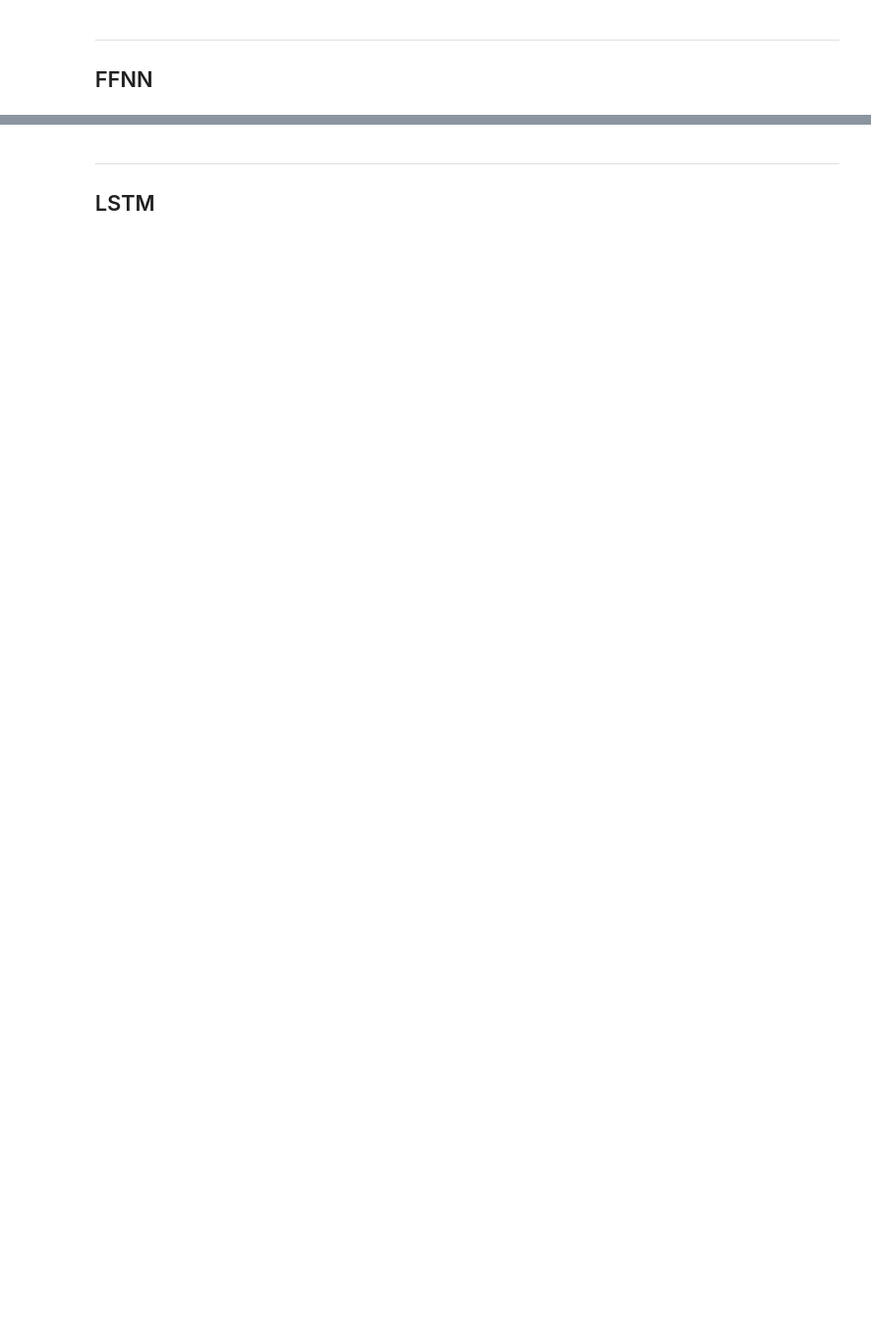
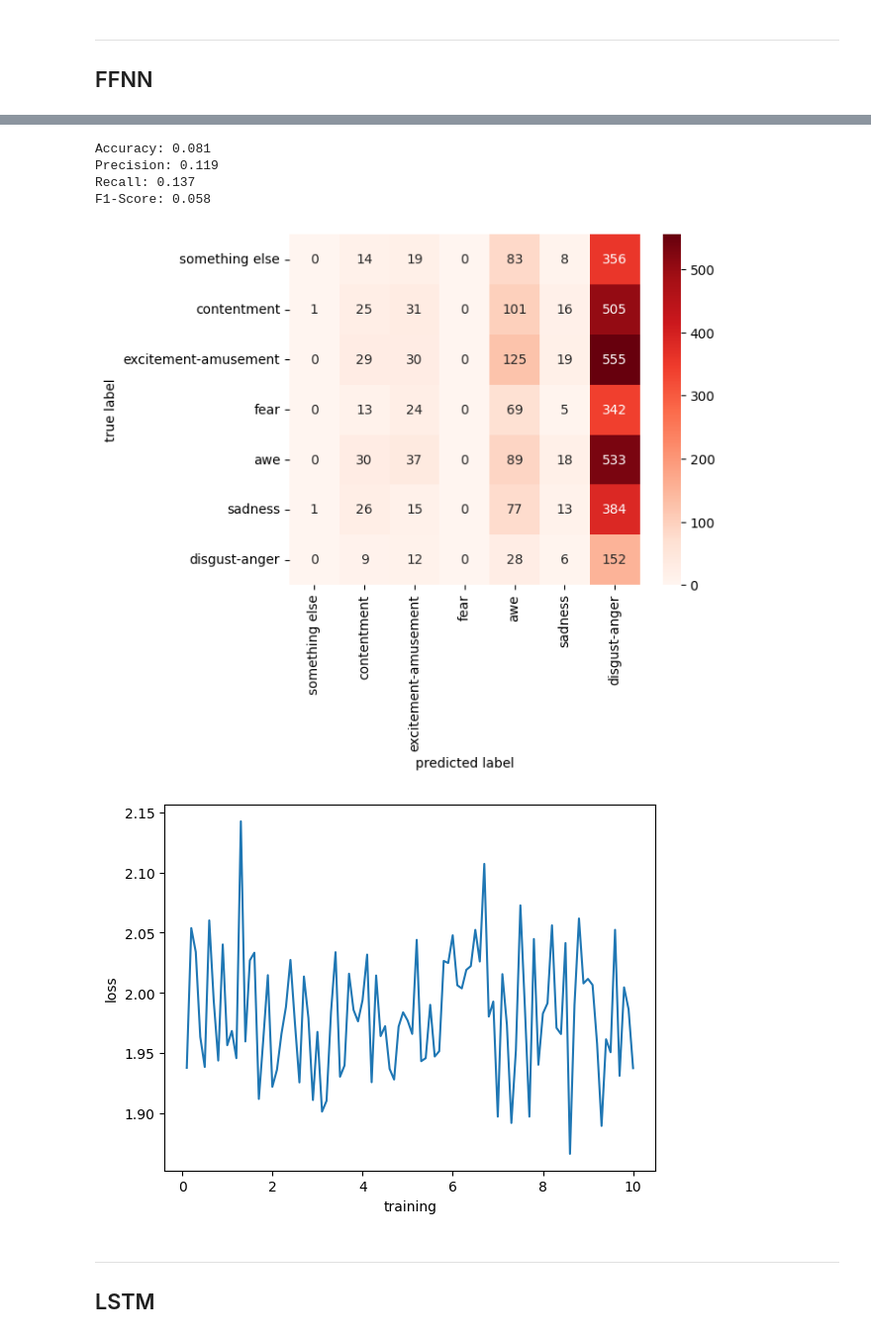
Before and after one commit to AlejandroCiuba/CS2756-Group-Project, a Jupyter notebook: Alejandro/text_experiments.ipynb, the cells around one changed output, grey strips where cells are left out. Shown at 99% size. Saved outputs shown, nothing was run; the diff lists cells and outputs as text; code cells hidden in the pictures; blank space fills up the shorter version.

```diff
--- a/Alejandro/text_experiments.ipynb
+++ b/Alejandro/text_experiments.ipynb
@@ -228,0 +313,6 @@ if selected(EXP5A):
+# %%
+weights = list(range(len(DATA.emotion.unique())))
+for k in CAT_TO_ID:
+    weights[CAT_TO_ID[k]] = 1 / DATA.emotion.value_counts()[k]
+
+weights
@@ -240,3 +356,37 @@ if selected(EXP6A):
+# %%
+EXP6B = "FFNN/D2VO"
+
+if selected(EXP6B):
+
+    def to_emotions(y_true, y_pred):
+        return [ID_TO_CAT[i] for i in y_true], [ID_TO_CAT[i] for i in y_pred]
+
+    numpy_transform = lambda X, y, subset: (np.array(X), y)
+
+    steps = OrderedDict([("l1", Linear(15, 10)),
+                         ("a1", ReLU()),
+                         ("l2", Linear(10, 7)), ])
+
+    sampler = WeightedRandomSampler(weights,
+                                    len(DATA[DATA['split'] == "TRAIN"]) * 2,
+                                    replacement=True)
+
+    config = {"steps": steps,
+              "lr": 1E-10,
+              "epochs": 10,
+              "batch_size": 16,
+              "binary": False,
+              "sampler": sampler, }
+
+    exp = exp_run(EXP6B, model=FFNN(**config), transforms=[d2v_transform, cat_transform, numpy_transform], verbose=False, post=to_emotions)
+    plot_loss(exp.model.loss_record)
+# %% [output]
+Accuracy: 0.081
+Precision: 0.119
+Recall: 0.137
+F1-Score: 0.058
+[figure, added]
+[figure, added]
 # %% [markdown]
 ***
 ## LSTM
```
Also changed, not shown: parts of 20 cells of this notebook, 2 other files.
